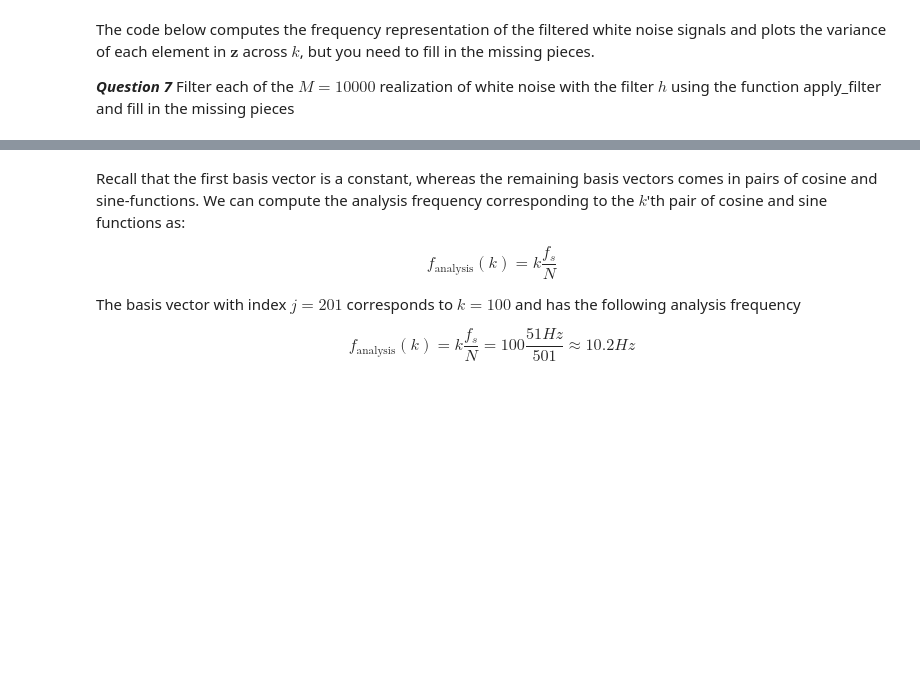
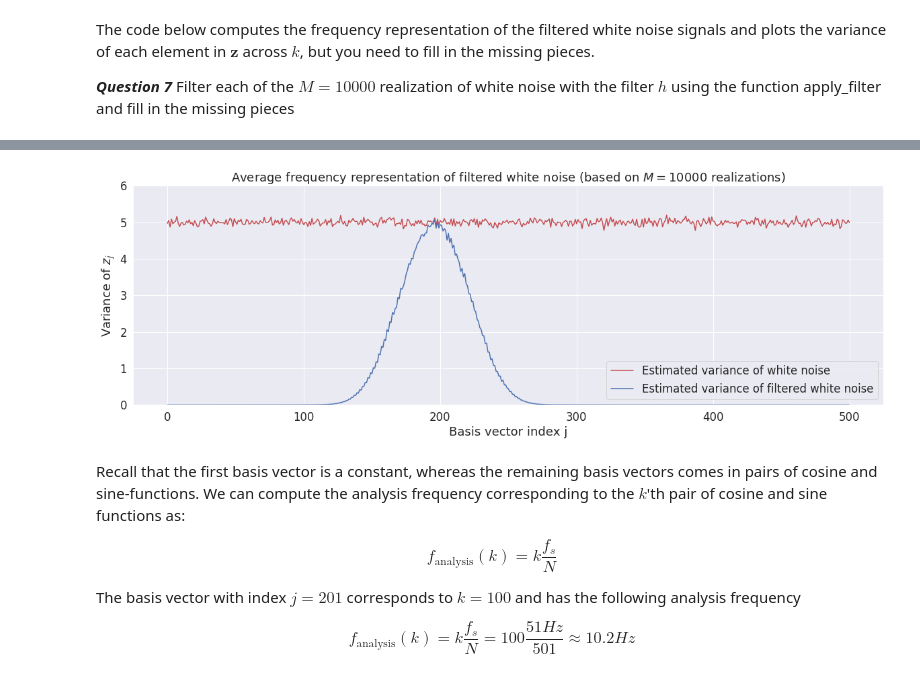
Before and after one commit to AndreasLH/02462-Assignment3, a Jupyter notebook: Assignment3.ipynb, the cells around one changed output, grey strips where cells are left out. Drawn from its saved outputs; the diff is of its cells as text; code cells hidden in the pictures; blank space fills up the shorter version.

```diff
--- a/Assignment3.ipynb
+++ b/Assignment3.ipynb
@@ -289,7 +327,7 @@ def apply_filter(y, h):
 E_filtered = np.zeros(E.shape)
 for m in range(M):
     # your solution goes here
-    E_filtered[:, m] = apply_filter(?,?)
+    E_filtered[:, m] = apply_filter(E[:, m],h)
 
 # compute coordinates of the filtered signals in new basis
 Z_filtered = V.T@E_filtered #
@@ -307,3 +344,4 @@ SyntaxError: invalid syntax (<ipython-input-185-98ca849781ec>, line 9)
+[figure, added]
 # %% [markdown]
 Recall that the first basis vector is a constant, whereas the remaining basis vectors comes in pairs of cosine and sine-functions. We can compute the analysis frequency corresponding to the $k$'th pair of cosine and sine functions as:
 
```
Also changed, not shown: parts of 13 cells of this notebook, 1 other file.
